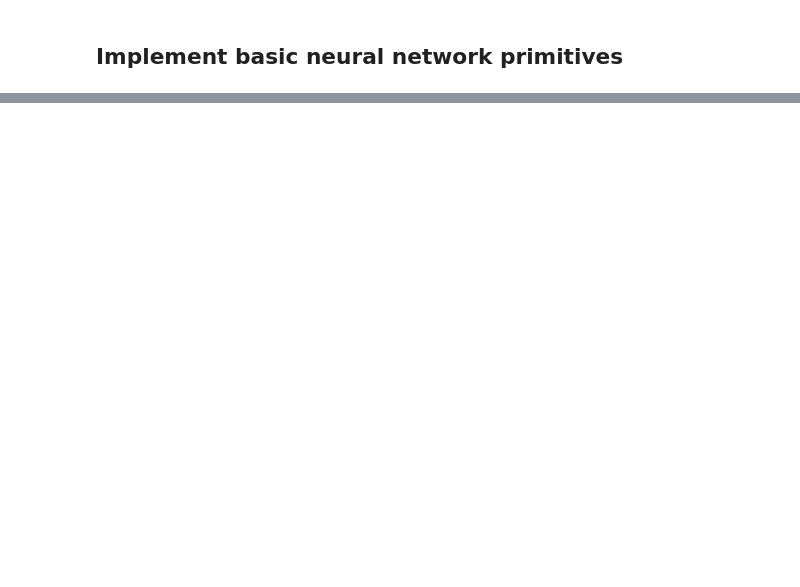
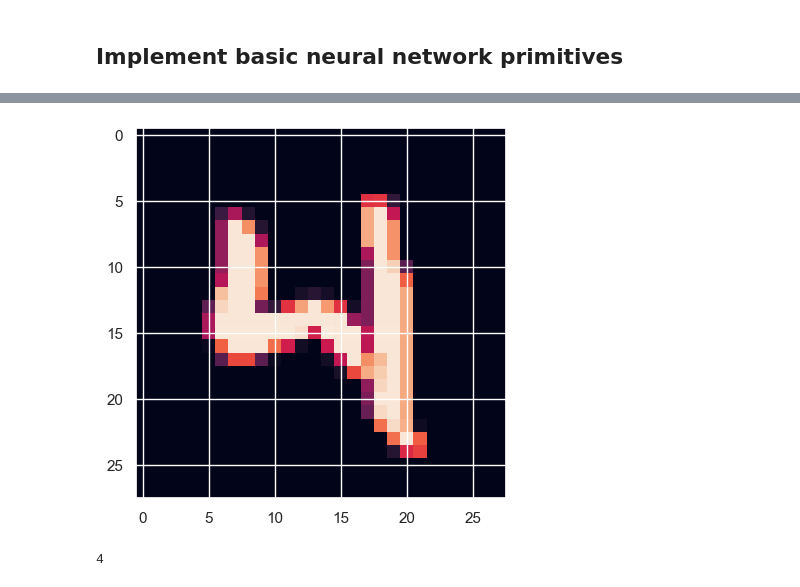
Before and after one commit to tommyip/ml_notebooks, a Jupyter notebook: 02_automatic_differentiation.ipynb, the cells around one changed output, grey strips where cells are left out. Drawn from its saved outputs; the diff is of its cells as text; code cells hidden in the pictures; blank space fills up the shorter version.

```diff
--- a/02_automatic_differentiation.ipynb
+++ b/02_automatic_differentiation.ipynb
@@ -1,9 +1,18 @@
 # %% [markdown]
 # Automatic Differentiation
 # %%
+from math import ceil
+from time import perf_counter
 import functools
+
 import numpy as np
+import pandas as pd
+from tqdm.notebook import tqdm, trange
 from graphviz import Digraph
+from matplotlib import pyplot as plt
+import seaborn as sns
+
+sns.set_theme()
 # %% [markdown]
 ## Implement `Variable` (computational graph + backprop)
 
@@ -266,0 +381,5 @@ loss.graph()
+# %%
+from sklearn import datasets
+from sklearn.model_selection import train_test_split
+
+mnist = datasets.fetch_openml(name='mnist_784')
@@ -266,0 +396,7 @@ loss.graph()
+# %%
+plt.imshow(mnist_X_train[0].reshape(28, 28))
+plt.show()
+print(mnist_y_train[0])
+# %% [output]
+[figure, added]
+4
```
Also changed, not shown: parts of 18 cells of this notebook, 1 other file.
